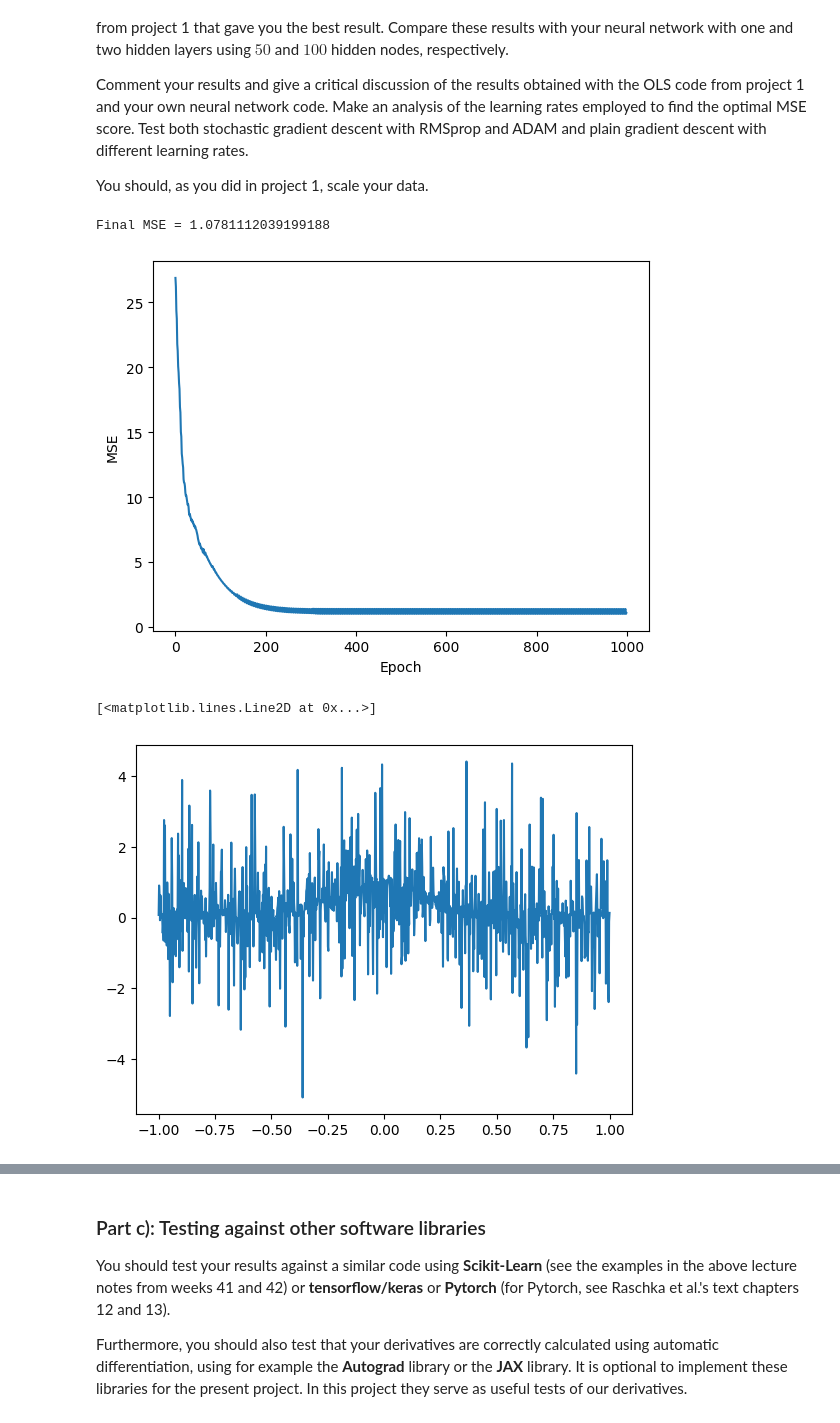
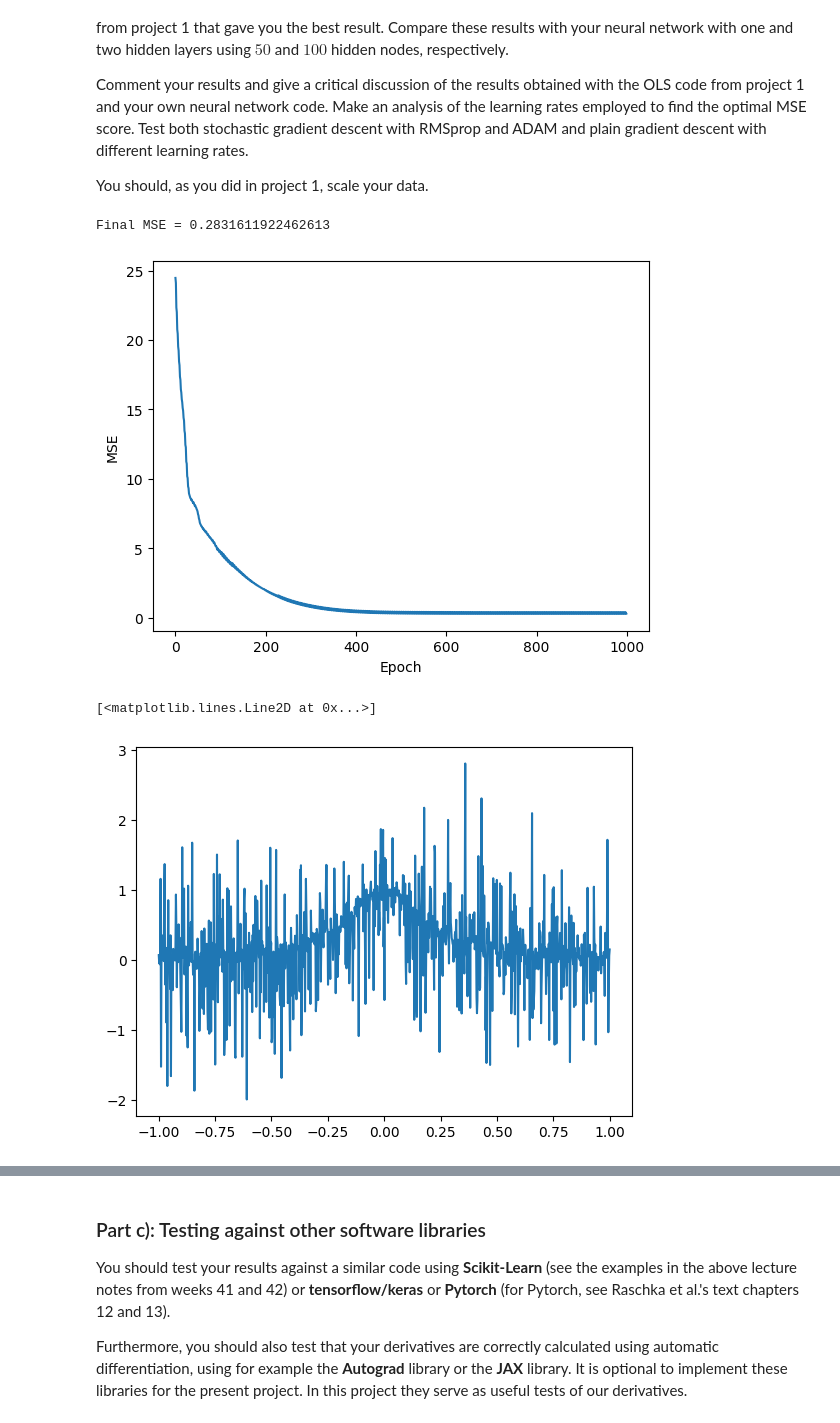
Before and after one commit to ViktorNanotech/FYS-STK, a Jupyter notebook: project2.ipynb, the cells around one changed output, grey strips where cells are left out. Saved outputs shown, nothing was run; the diff lists cells and outputs as text; code cells hidden in the pictures.

```diff
--- a/project2.ipynb
+++ b/project2.ipynb
@@ -351,37 +351,37 @@ target = y
 layer_output_sizes = [50, 1000]
 activation_funcs = [sigmoid, lambda x: x]  # Sigmoid for hidden, linear for output
 activation_ders = [sigmoid_der, lambda x: np.ones_like(x)]  # Sigmoid derivative, linear derivative
 layers = create_layers(network_input_size, layer_output_sizes)
 
-learning_rate = 0.001     #0.30 works best for normal GD
+learning_rate = 0.0006     #0.30 works best for normal GD
 epochs = 500
 
 #Plot
 """
 acc = train_network(input, layers, activation_funcs, activation_ders, target, learning_rate, epochs)[1]
 pred = train_network(input, layers, activation_funcs, activation_ders, target, learning_rate, epochs)[2]
 """
 acc = train_network_gd_rmsprop(input, layers, activation_funcs, activation_ders, target, learning_rate, epochs, beta=0.9, epsilon=1e-8)[1]
 pred = train_network_gd_rmsprop(input, layers, activation_funcs, activation_ders, target, learning_rate, epochs, beta=0.9, epsilon=1e-8)[2]
 print(f"Final MSE = {acc[-1]}")
 plt.plot(acc)
 plt.xlabel('Epoch')
 plt.ylabel('MSE')
 plt.show()
 
 #NESTE MÅL ER Å FIKSE STOCHASTIC GD SLIK AT DEN TAR INN BATCHES PÅ (INPUT_SIZE/10) OM GANGEN
 
 """
 print("Sample predictions vs targets:")
 for i in range(0,epochs,11):
     print(f"x={x[i]:.4f}, pred={predictions[-1][i]:.4f}, target={y[i]:.4f}")
 """
 plt.plot(input,pred[-1])
 # %% [output]
-Final MSE = 1.0781112039199188
+Final MSE = 0.2831611922462613
-[figure, old version]
+[figure, new version]
 [<matplotlib.lines.Line2D at 0x...>]
-[figure, old version]
+[figure, new version]
 # %%
 from autograd import grad
 
```
Also changed, not shown: parts of 2 cells of this notebook, 1 other file.
